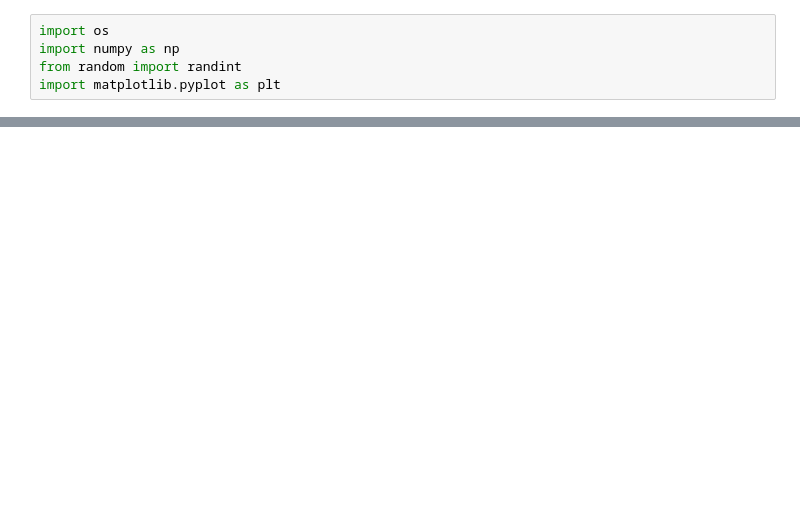
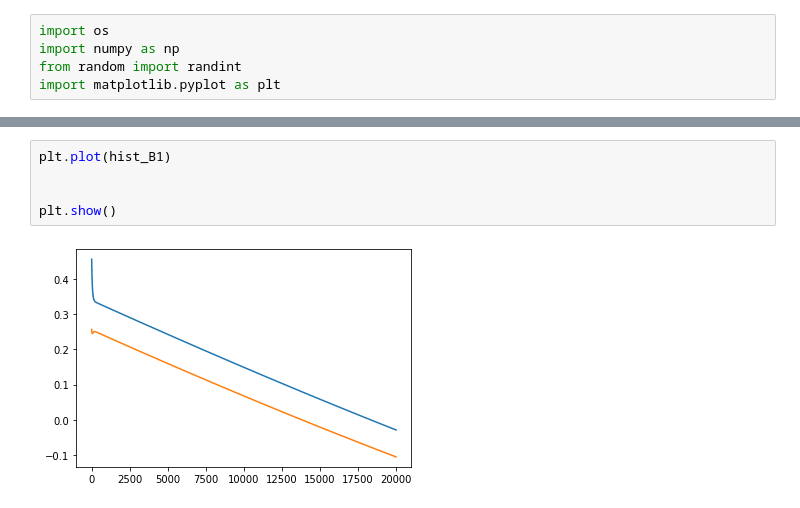
Before and after one commit to sdshorin/Simple_NN, a Jupyter notebook: simple_nn.ipynb, the cells around one changed output, grey strips where cells are left out. Cells and saved outputs as stored; diff of their text form; blank space fills up the shorter version.

```diff
--- a/simple_nn.ipynb
+++ b/simple_nn.ipynb
@@ -252,0 +210,7 @@ array([[0.29053269],
+# %%
+plt.plot(hist_B1)
+
+
+plt.show()
+# %% [output]
+[figure, added]
```
Also changed, not shown: parts of 36 cells of this notebook.
